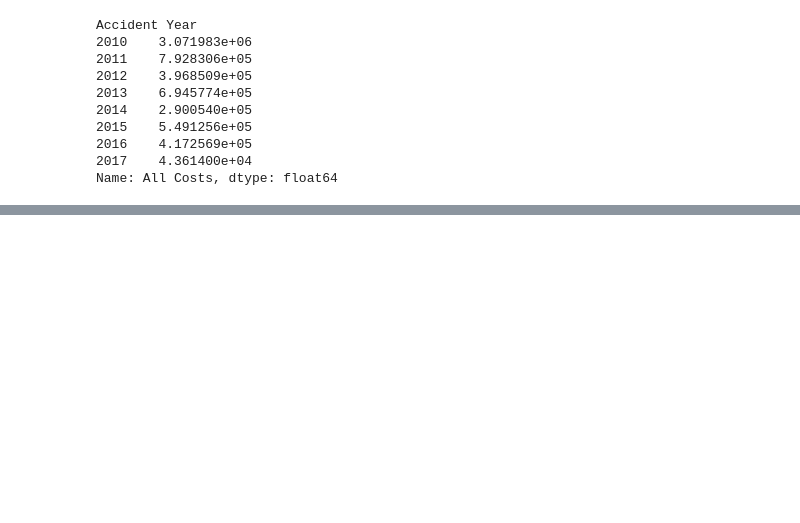
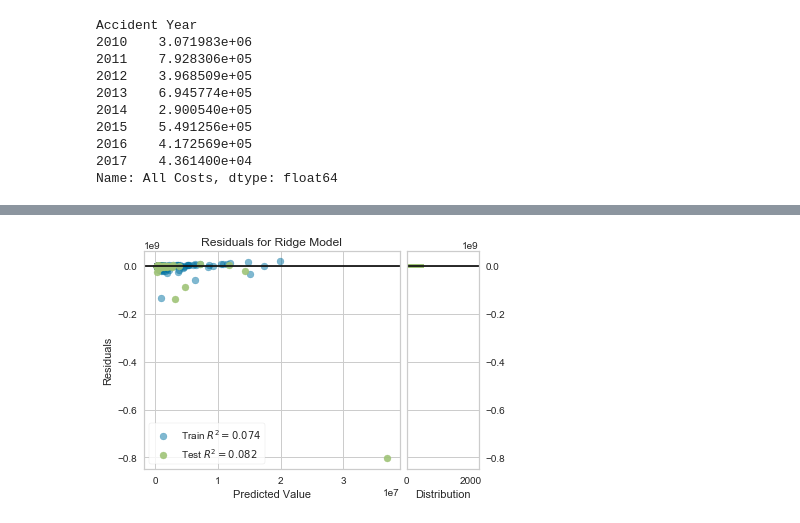
Before and after one commit to AlbandeB/Python-project, a Jupyter notebook: Pipeline-accident project.ipynb, the cells around one changed output, grey strips where cells are left out. Saved outputs shown, nothing was run; the diff lists cells and outputs as text; code cells hidden in the pictures; blank space fills up the shorter version.

```diff
--- a/Pipeline-accident project.ipynb
+++ b/Pipeline-accident project.ipynb
@@ -219,0 +253,27 @@ df.dropna(axis=1)
+# %%
+%matplotlib inline
+
+from sklearn.linear_model import Lasso, LassoCV, Ridge, RidgeCV
+from sklearn.model_selection import cross_val_predict, train_test_split
+
+from yellowbrick.regressor import AlphaSelection, PredictionError, ResidualsPlot
+
+
+# Extract the X and y data from the DataFrame
+#X = drona.drop('All Costs', axis=1)
+#X = drona['Unintentional Release (Barrels)','Liquid Recovery (Barrels)','Net Loss (Barrels)']
+X = drona.iloc[:,12:14]
+y = drona['All Costs']
+
+# Create the train and test data
+X_train, X_test, y_train, y_test = train_test_split(X, y, test_size=0.2, random_state=42)
+# %%
+# Instantiate the linear model and visualizer # Insta
+model = Ridge()
+visualizer = ResidualsPlot(model)
+
+visualizer.fit(X_train, y_train)  # Fit the training data to the visualizer
+visualizer.score(X_test, y_test)  # Evaluate the model on the test data
+g = visualizer.poof()             # Draw/show/poof the data
+# %% [output]
+[figure, added]
```
Also changed, not shown: parts of 31 cells of this notebook.
